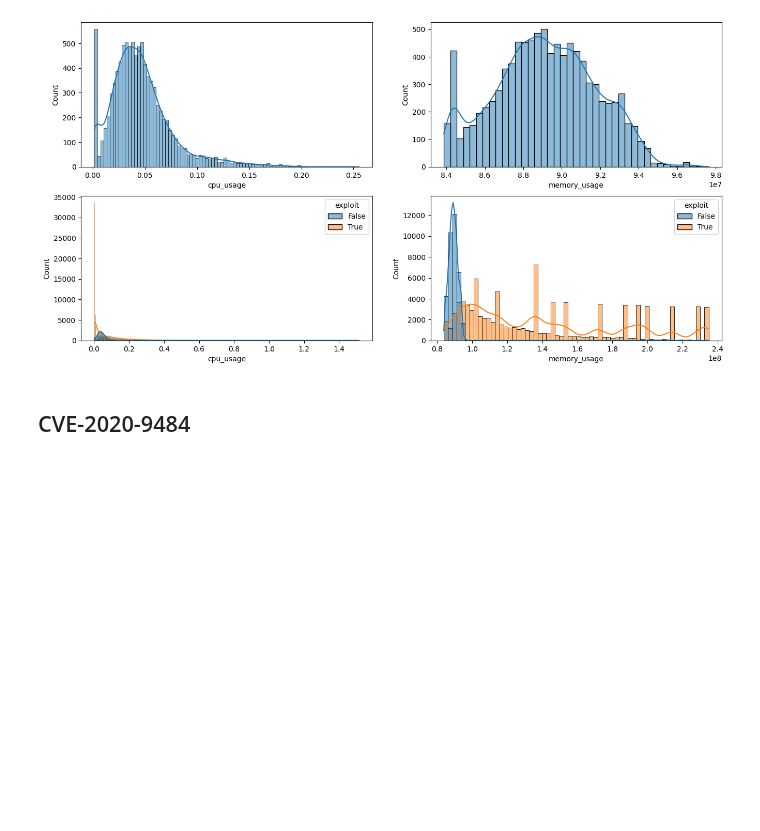
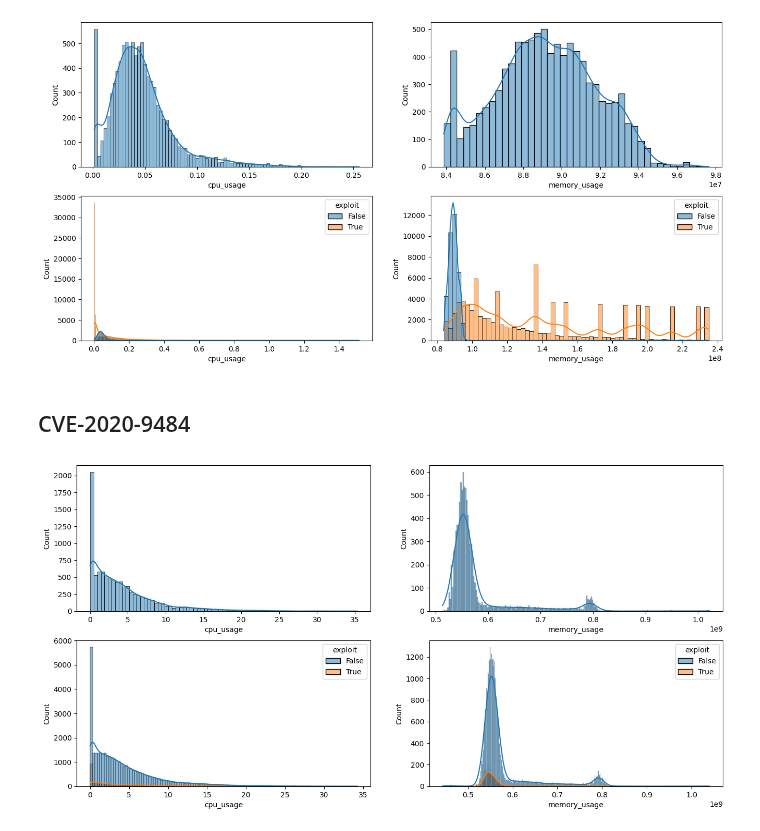
Before and after one commit to Janalytics94/anomaly-detection-software, a Jupyter notebook: src/notebooks/Summary.ipynb, the cells around one changed output. Saved outputs shown, nothing was run; the diff lists cells and outputs as text; code cells hidden in the pictures; blank space fills up the shorter version.

```diff
--- a/src/notebooks/Summary.ipynb
+++ b/src/notebooks/Summary.ipynb
@@ -89,3 +89,14 @@ fig.savefig("../../src/plots/EDA/CVE_2012_2122/Histplots_CVE-2012-2122.png")
 [figure]
 # %% [markdown]
 ## CVE-2020-9484
+# %%
+#  Histplot
+fig, axes  = plt.subplots(2,2, sharex=False, figsize=(16,8))
+sns.histplot(data=train[train['scenario']=='CVE-2020-9484'], x='cpu_usage', kde=True,  ax=axes[0,0])
+sns.histplot(data=train[train['scenario']=='CVE-2020-9484'], x='memory_usage', kde=True,  ax=axes[0,1])
+sns.histplot(data=test[test['scenario']=='CVE-2020-9484'], x='cpu_usage', kde=True, hue='exploit', ax=axes[1,0])
+sns.histplot(data=test[test['scenario']=='CVE-2020-9484'], x='memory_usage', kde=True, hue='exploit', ax=axes[1,1])
+plt.show()
+fig.savefig("../../src/plots/EDA/CVE_2020_9484/Histplots_CVE-2020-9484.png")
+# %% [output]
+[figure, added]
```
Also changed, not shown: 34 other files.
